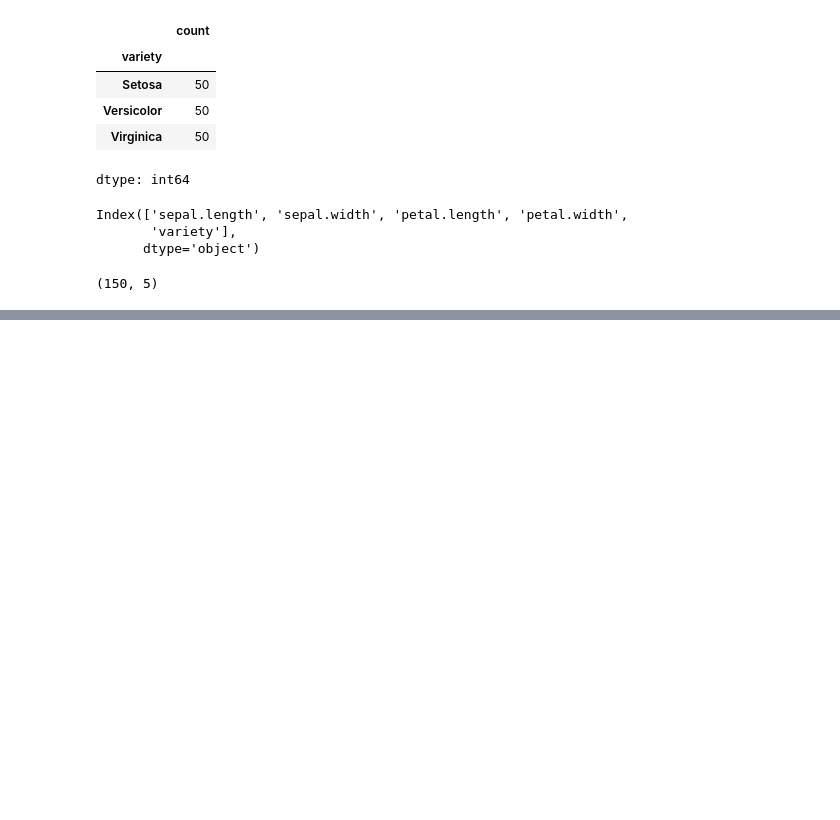
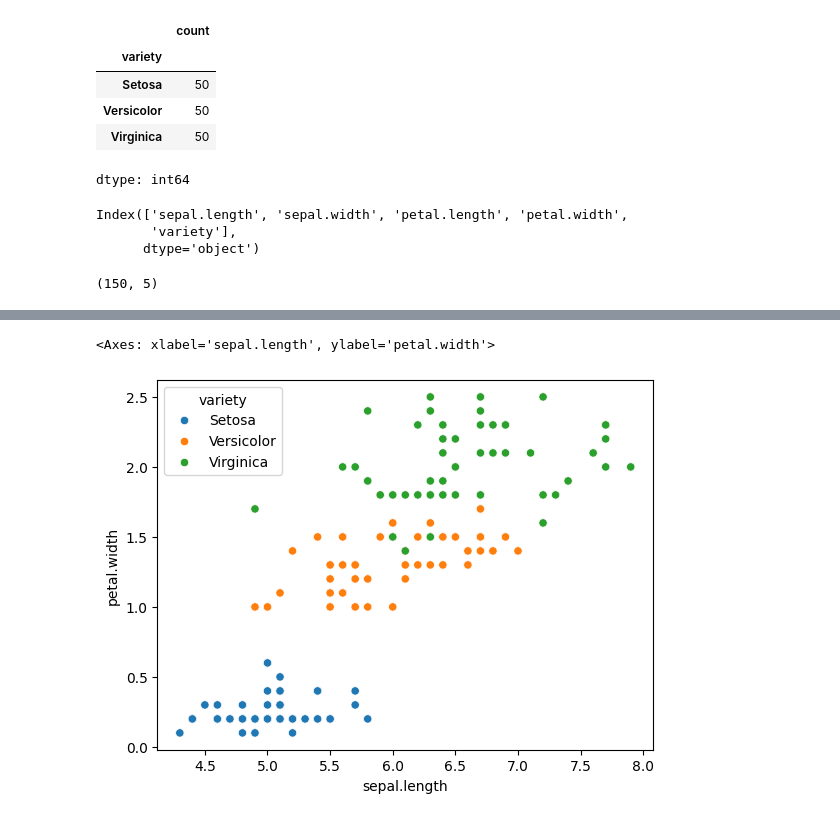
Before and after one commit to hafsaaah/DataScience-and-ml-lab, a Jupyter notebook: Explorationiris.ipynb, the cells around one changed output, grey strips where cells are left out. Cells and saved outputs as stored; diff of their text form; code cells hidden in the pictures; blank space fills up the shorter version.

```diff
--- a/Explorationiris.ipynb
+++ b/Explorationiris.ipynb
@@ -82,0 +108,5 @@ df.shape
+# %%
+sns.scatterplot(x='sepal.length',y='petal.width',data=df,hue='variety')
+# %% [output]
+<Axes: xlabel='sepal.length', ylabel='petal.width'>
+[figure, added]
```
Also changed, not shown: parts of 11 cells of this notebook.
